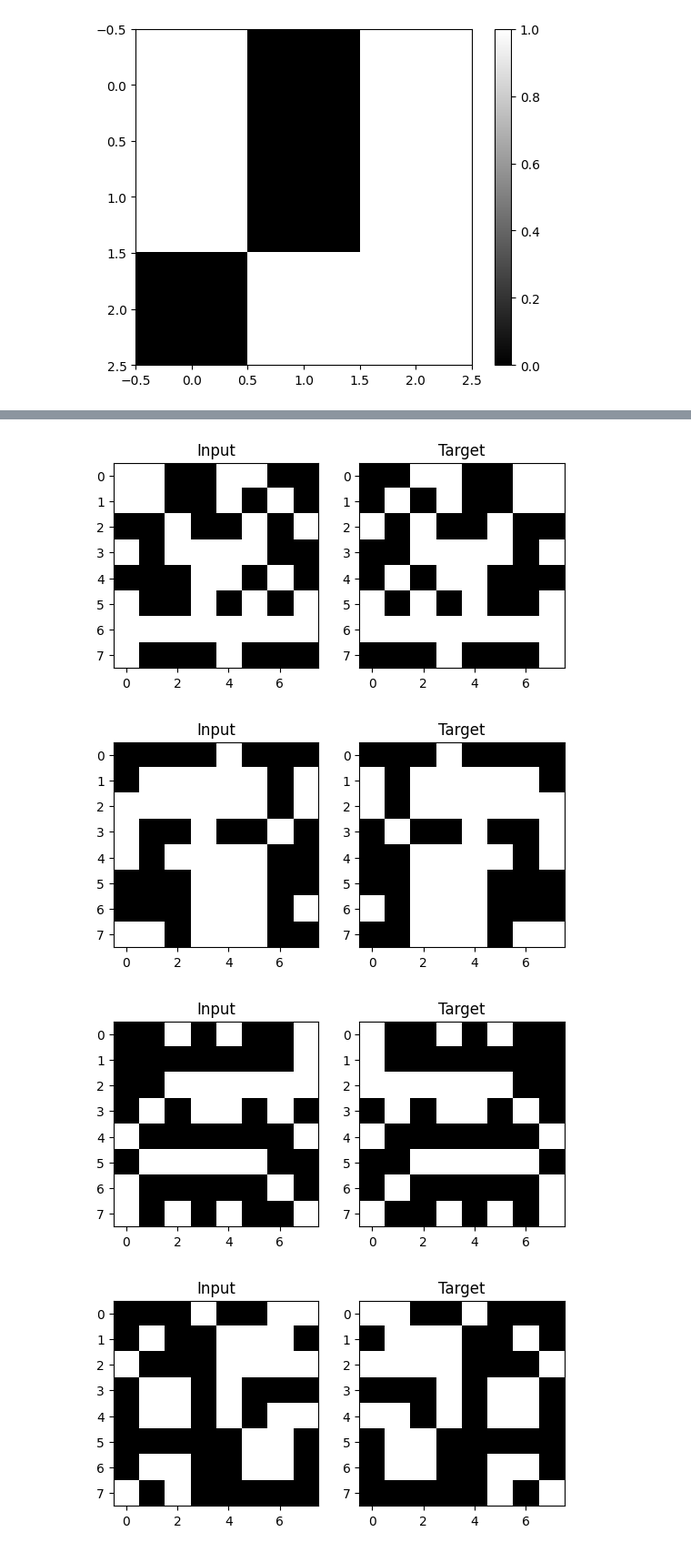
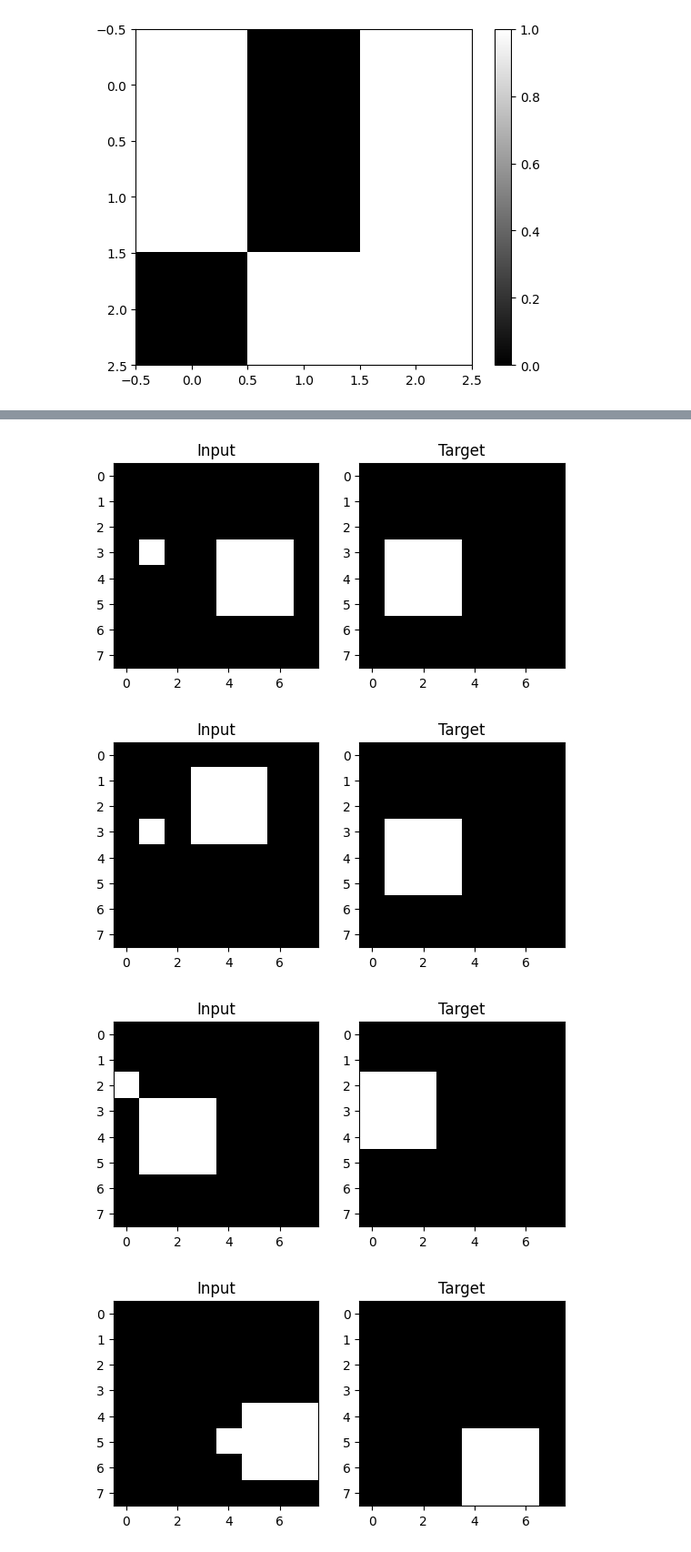
Before and after one commit to dgcnz/pit_experiments, a Jupyter notebook: notebooks/toy_dataset_test.ipynb, the cells around one changed output, grey strips where cells are left out. Shown: that part at 91% size. Saved outputs shown, nothing was run; the diff lists cells and outputs as text; code cells hidden in the pictures.

Commit message:
feat(data): allow input_fn and add multiple tasks

```diff
--- a/notebooks/toy_dataset_test.ipynb
+++ b/notebooks/toy_dataset_test.ipynb
@@ -22,0 +53,20 @@ data.setup('fit')
+# %%
+from src.data.toy_datamodule import ToyDataModule
+
+# Example usage
+from src.utils.data_functions.move_object import move_object_input_fn, move_object_target_fn
+
+# input = move_object_input_fn(3, 5, 5)
+# print(input)
+
+data = ToyDataModule(input_fn=move_object_input_fn, target_fn=move_object_target_fn)
+data.setup('fit')
+
+# num_samples = 5
+# img_width = 10
+# img_height = 10
+# batches = move_object_input_fn(num_samples, img_width, img_height)
+# output_images = move_object_target_fn(batches)
+# for i in range(num_samples):
+#     print("Input Image:\n", batches[0][i])
+#     print("Output Image:\n", output_images[i])
@@ -23,17 +78,21 @@ data.setup('fit')
 # %%
+import torch
+import matplotlib.pyplot as plt
+
 for index, (input, target) in enumerate(data.train_dataloader()):
+    input, target = input.squeeze(), target.squeeze()
     plt.subplot(1, 2, 1)
     plt.imshow(input[0].numpy(), interpolation='nearest', cmap='gray')
     plt.title('Input')
     plt.subplot(1, 2, 2)
     plt.imshow(target[0].numpy(), interpolation='nearest', cmap='gray')
     plt.title('Target')
     plt.show()
 
     if index == 3:
         break
 # %% [output]
-[figure, old version]
+[figure, new version]
-[figure, old version]
+[figure, new version]
-[figure, old version]
+[figure, new version]
-[figure, old version]
+[figure, new version]
```
Also changed, not shown: parts of 3 cells of this notebook, 14 other files.
